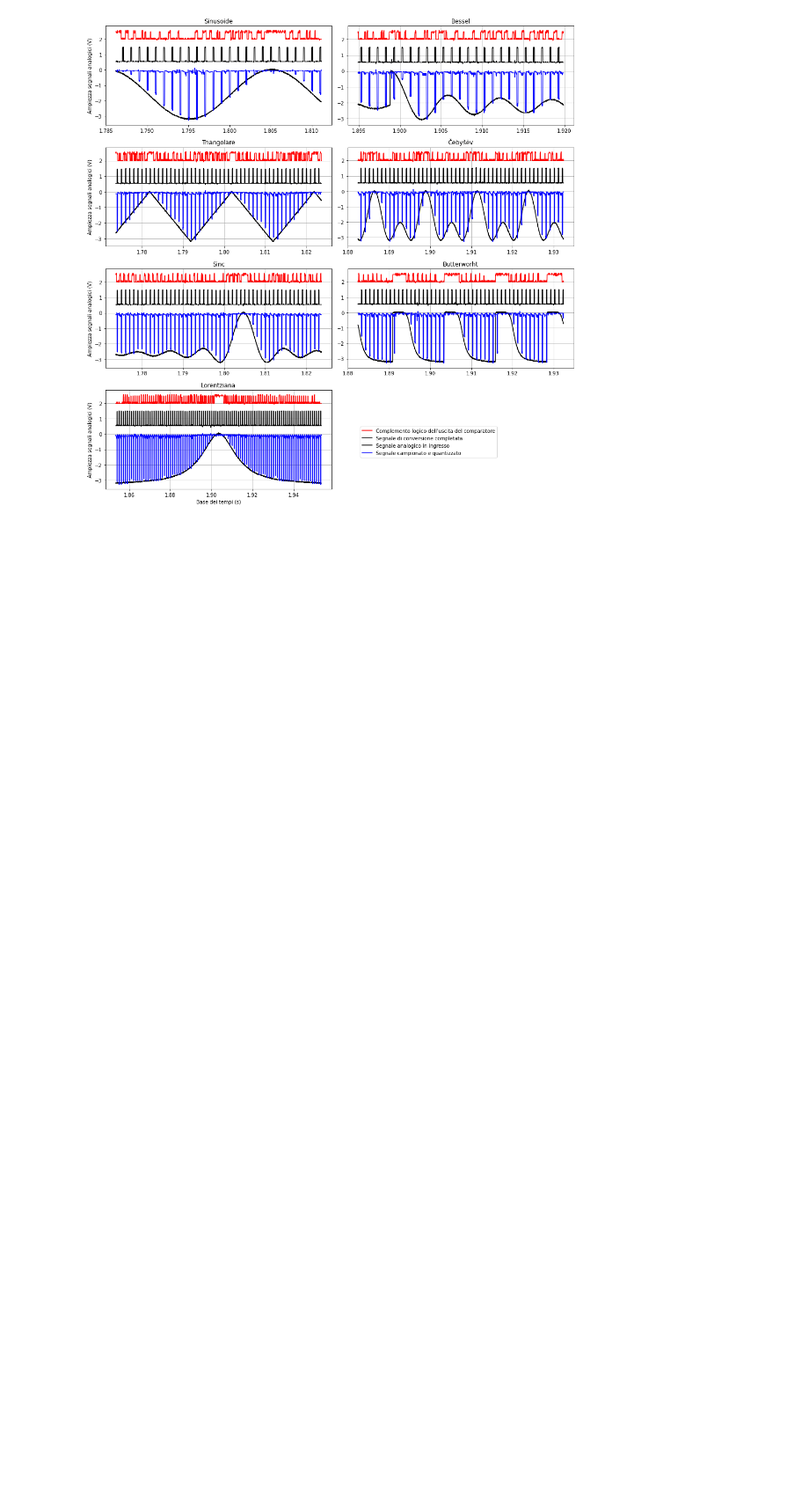
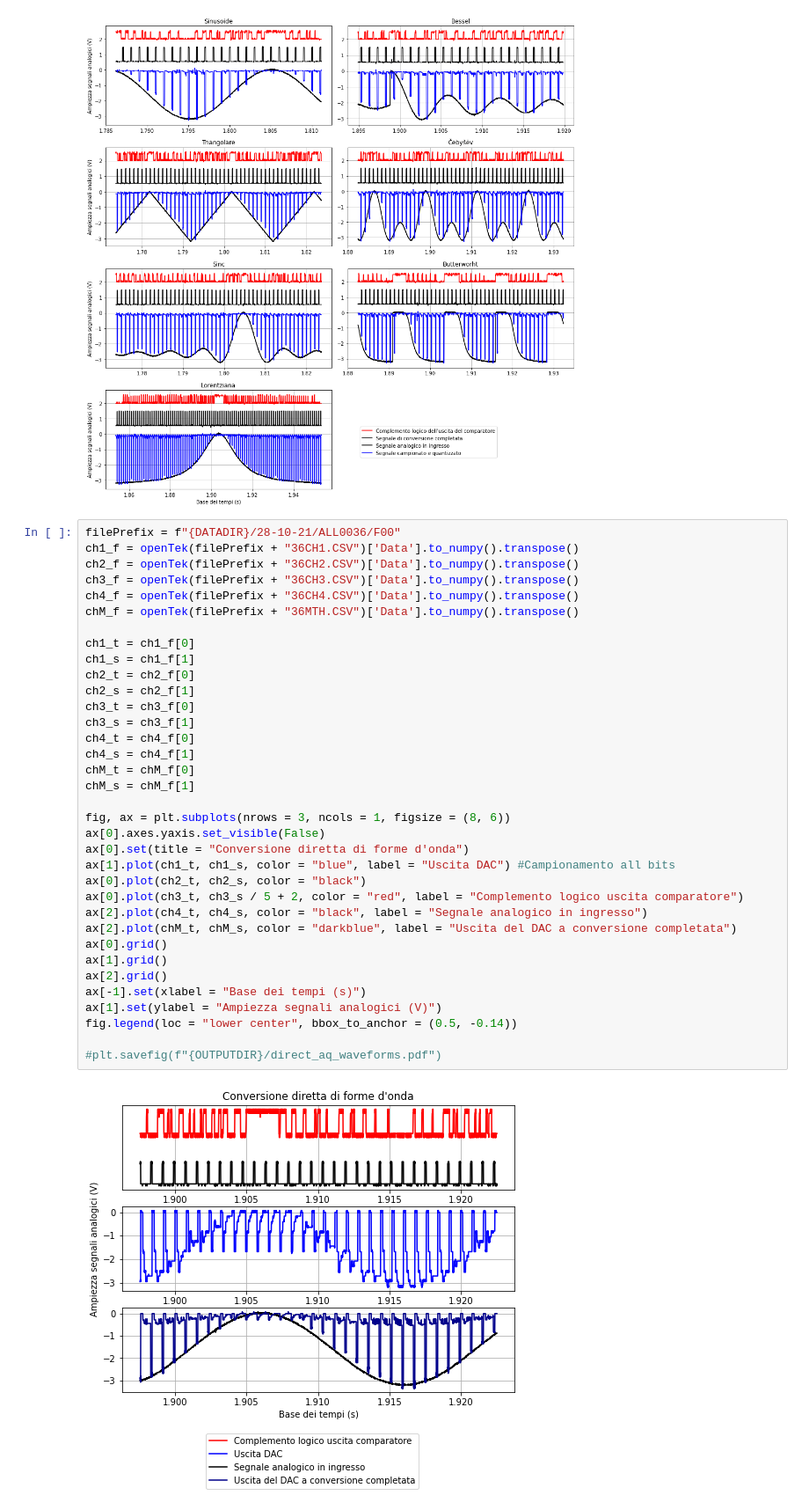
Before and after one commit to valeriopagliarino/Electronics-2021-UNITO-Public, a Jupyter notebook: analysis/SAR_ADC_waveforms.ipynb, the cells around one changed output. Shown at 88% size. Saved outputs shown, nothing was run; the diff lists cells and outputs as text; blank space fills up the shorter version.

Commit message:
waveforms ok

```diff
--- a/analysis/SAR_ADC_waveforms.ipynb
+++ b/analysis/SAR_ADC_waveforms.ipynb
@@ -109,3 +109,40 @@ fig.tight_layout()
 plt.savefig(f"{OUTPUTDIR}/waveforms.pdf")
 # %% [output]
 [figure]
+# %%
+filePrefix = f"{DATADIR}/28-10-21/ALL0036/F00"
+ch1_f = openTek(filePrefix + "36CH1.CSV")['Data'].to_numpy().transpose()
+ch2_f = openTek(filePrefix + "36CH2.CSV")['Data'].to_numpy().transpose()
+ch3_f = openTek(filePrefix + "36CH3.CSV")['Data'].to_numpy().transpose()
+ch4_f = openTek(filePrefix + "36CH4.CSV")['Data'].to_numpy().transpose()
+chM_f = openTek(filePrefix + "36MTH.CSV")['Data'].to_numpy().transpose()
+
+ch1_t = ch1_f[0]
+ch1_s = ch1_f[1]
+ch2_t = ch2_f[0]
+ch2_s = ch2_f[1]
+ch3_t = ch3_f[0]
+ch3_s = ch3_f[1]
+ch4_t = ch4_f[0]
+ch4_s = ch4_f[1]
+chM_t = chM_f[0]
+chM_s = chM_f[1]
+
+fig, ax = plt.subplots(nrows = 3, ncols = 1, figsize = (8, 6))
+ax[0].axes.yaxis.set_visible(False)
+ax[0].set(title = "Conversione diretta di forme d'onda")
+ax[1].plot(ch1_t, ch1_s, color = "blue", label = "Uscita DAC") #Campionamento all bits
+ax[0].plot(ch2_t, ch2_s, color = "black")
+ax[0].plot(ch3_t, ch3_s / 5 + 2, color = "red", label = "Complemento logico uscita comparatore")
+ax[2].plot(ch4_t, ch4_s, color = "black", label = "Segnale analogico in ingresso")
+ax[2].plot(chM_t, chM_s, color = "darkblue", label = "Uscita del DAC a conversione completata")
+ax[0].grid()
+ax[1].grid()
+ax[2].grid()
+ax[-1].set(xlabel = "Base dei tempi (s)")
+ax[1].set(ylabel = "Ampiezza segnali analogici (V)")
+fig.legend(loc = "lower center", bbox_to_anchor = (0.5, -0.14))
+
+#plt.savefig(f"{OUTPUTDIR}/direct_aq_waveforms.pdf")
+# %% [output]
+[figure, added]
```
Also changed, not shown: 1 other file.
